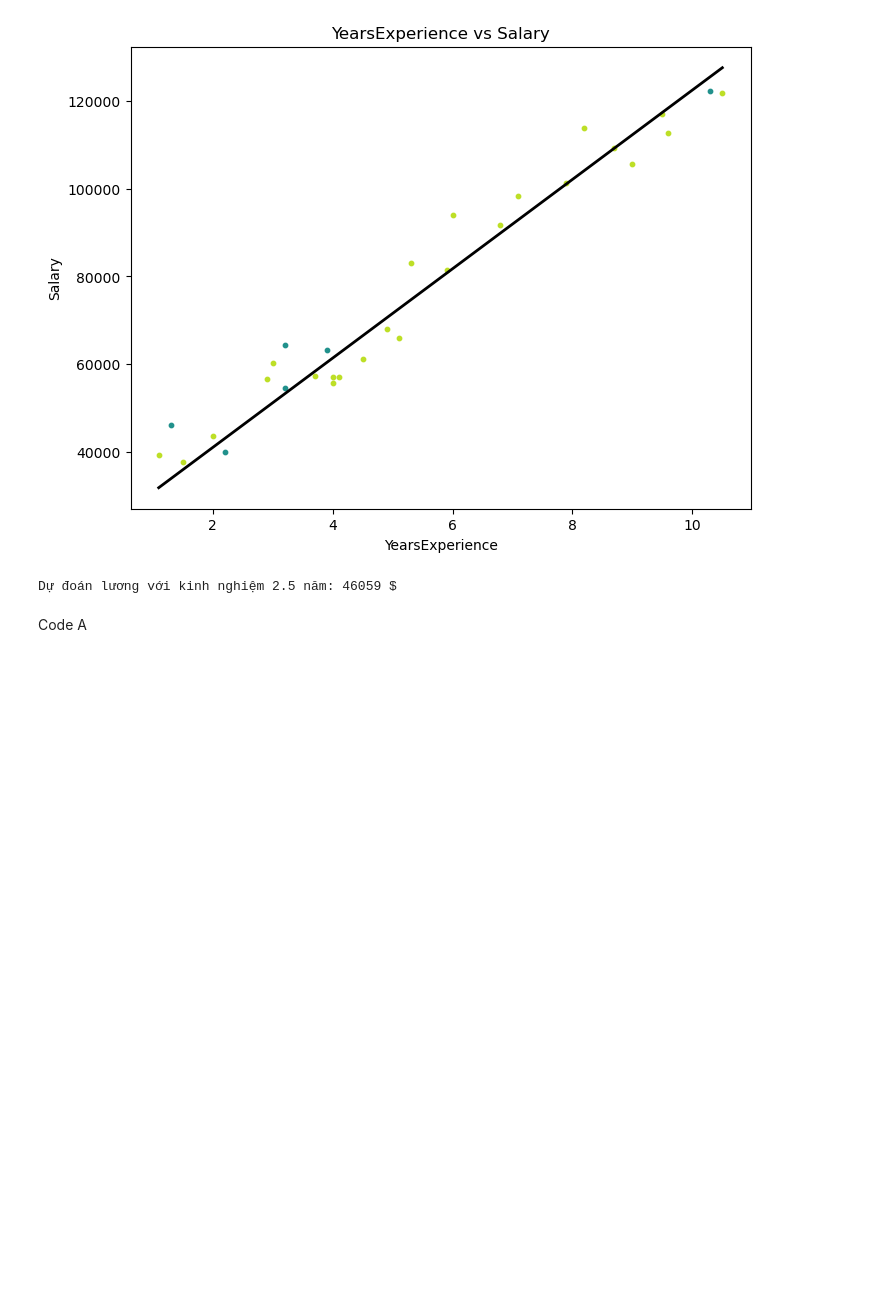
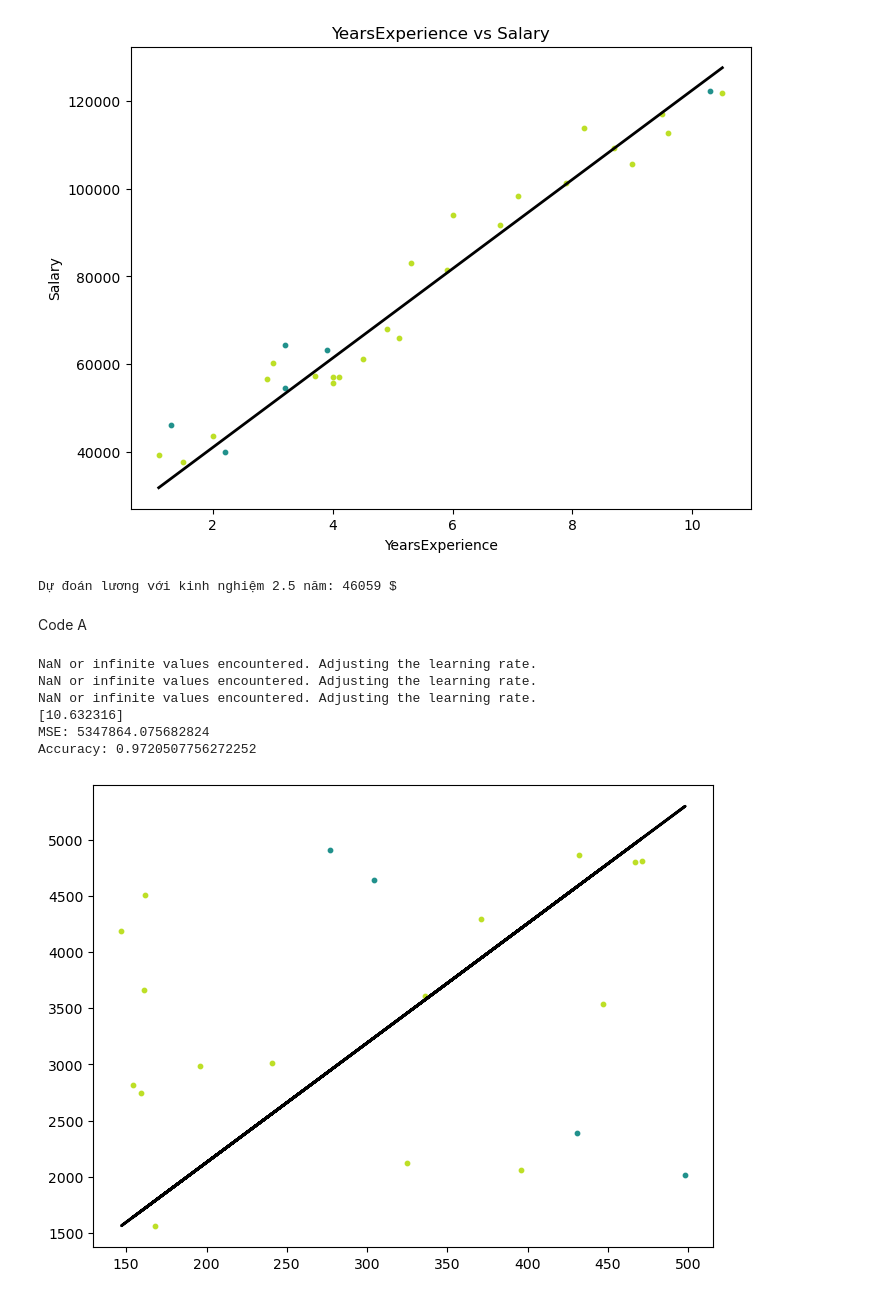
Before and after one commit to BAOTIN2004/ML02, a Jupyter notebook: Code/linear_regression.ipynb, the cells around one changed output. Saved outputs shown, nothing was run; the diff lists cells and outputs as text; code cells hidden in the pictures; blank space fills up the shorter version.

Commit message:
linear regression

```diff
--- a/Code/linear_regression.ipynb
+++ b/Code/linear_regression.ipynb
@@ -103,7 +103,8 @@ Code A
 # %%
 import numpy as np
 
-
+X = np.array([[100.0], [200.0], [300.0], [400.0], [500.0], [600.0]])
+y = np.array([1000.0, 2000.0, 3000.0, 4000.0, 5000.0, 6000.0])
 
 def r2_score(y_true, y_pred):
     corr_matrix = np.corrcoef(y_true, y_pred)
@@ -150,40 +151,48 @@ class LinearRegression:
 
 
 # Testing
-if __name__ == "_main_":
+if __name__ == "__main__":
     # Imports
     import matplotlib.pyplot as plt
     from sklearn.model_selection import train_test_split
     from sklearn import datasets
 
     def mean_squared_error(y_true, y_pred):
         return np.mean((y_true - y_pred) ** 2)
 
-    X, y = datasets.make_regression(
-        n_samples=100, n_features=1, noise=20, random_state=4
-    )
-    # X = np.array([[100.0], [200.0], [300.0], [400.0], [500.0], [600.0]])
-    # y = np.array([1000.0, 2000.0, 3000.0, 4000.0, 5000.0, 6000.0])
+    # X, y = datasets.make_regression(
+    #     n_samples=100, n_features=1, noise=20, random_state=4
+    # )
+    X = np.random.randint(100, 500, 20)
+    X = np.reshape(X, (20,1))
+    y = np.random.randint(1000,5000, 20)
 
     X_train, X_test, y_train, y_test = train_test_split(
         X, y, test_size=0.2, random_state=1234
     )
 
     regressor = LinearRegression(learning_rate=0.01, n_iters=1000)
     regressor.fit(X_train, y_train)
     predictions = regressor.predict(X_test)
     print(regressor.weights)
     mse = mean_squared_error(y_test, predictions)
     print("MSE:", mse)
 
     accu = r2_score(y_test, predictions)
     print("Accuracy:", accu)
 
     y_pred_line = regressor.predict(X)
     cmap = plt.get_cmap("viridis")
     fig = plt.figure(figsize=(8, 6))
     m1 = plt.scatter(X_train, y_train, color=cmap(0.9), s=10)
     m2 = plt.scatter(X_test, y_test, color=cmap(0.5), s=10)
     plt.plot(X, y_pred_line, color="black", linewidth=2, label="Prediction")
     plt.show()
-    print(9)
+# %% [output]
+NaN or infinite values encountered. Adjusting the learning rate.
+NaN or infinite values encountered. Adjusting the learning rate.
+NaN or infinite values encountered. Adjusting the learning rate.
+[10.632316]
+MSE: 5347864.075682824
+Accuracy: 0.9720507756272252
+[figure, added]
```
